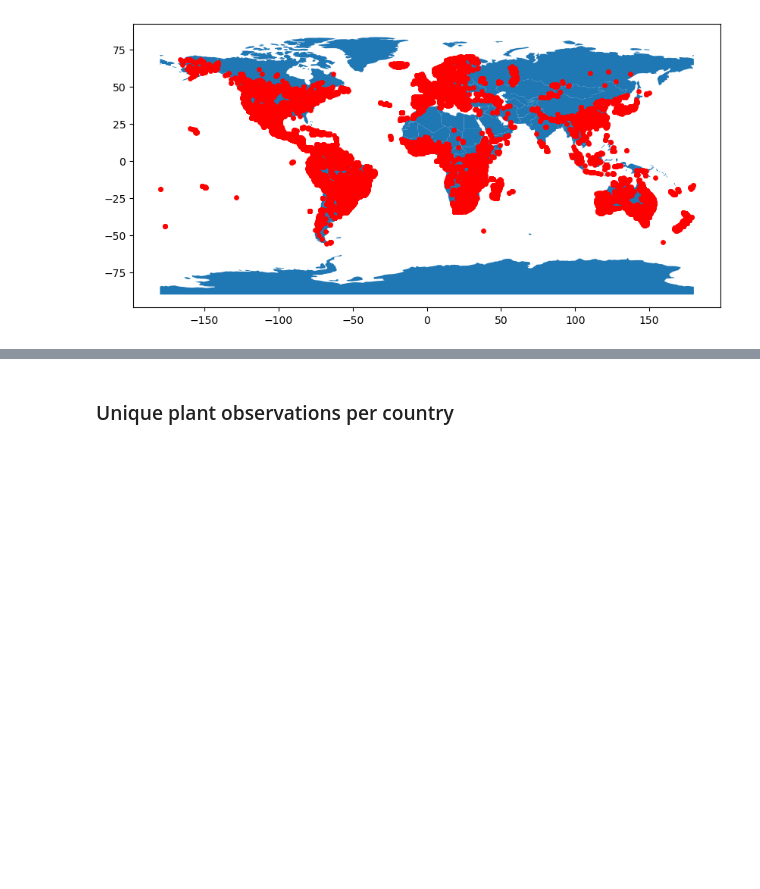
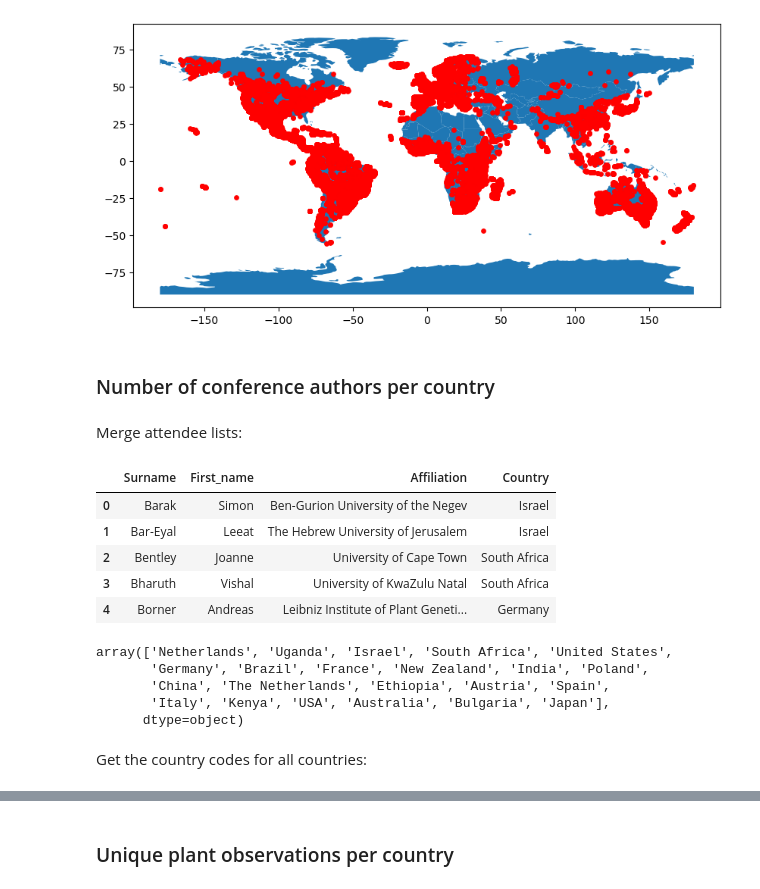
Before and after one commit to serenalotreck/desiccation-network, a Jupyter notebook: notebooks/plant_and_author_distributions.ipynb, the cells around one changed output, grey strips where cells are left out. Saved outputs shown, nothing was run; the diff lists cells and outputs as text; code cells hidden in the pictures; blank space fills up the shorter version.

Commit message:
Draft more code for plant distribution plots

```diff
--- a/notebooks/plant_and_author_distributions.ipynb
+++ b/notebooks/plant_and_author_distributions.ipynb
@@ -16,6 +23,11 @@ from collections import defaultdict
 # %%
 attendees_2016 = pd.read_csv('../data/conference_data/attendees_2016.csv')
 attendees_2024 = pd.read_csv('../data/conference_data/attendees_2024.csv')
+# %%
+for col in attendees_2016.columns:
+    attendees_2016[col] = attendees_2016[col].str.strip()
+for col in attendees_2024.columns:
+    attendees_2024[col] = attendees_2024[col].str.strip()
 # %%
 spec_occ = pd.read_csv('../data/conference_data/species_occ.csv', encoding_errors='replace')
 spec_occ.head()
@@ -56,3 +68,17 @@ gdf.plot(ax=world.plot(figsize=(10, 6)), marker='o', color='red', markersize=15)
 # %% [output]
 ERROR 1: PROJ: proj_create_from_database: Open of /mnt/home/lotrecks/anaconda3/envs/graphs/share/proj failed
 [figure]
+# %% [markdown]
+### Number of conference authors per country
+# %% [markdown]
+Merge attendee lists:
+# %%
+attendees = attendees_2016.merge(attendees_2024, on=['Surname', 'First_name', 'Affiliation', 'Country'], how='outer', suffixes=('_2016', '_2024')).drop_duplicates(ignore_index=True)
+attendees.head()
+# %% [output]
+|  | Surname | First_name | Affiliation | Country |
+| 0 | Barak | Simon | Ben-Gurion University of the Negev | Israel |
+| 1 | Bar-Eyal | Leeat | The Hebrew University of Jerusalem | Israel |
+| 2 | Bentley | Joanne | University of Cape Town | South Africa |
+| 3 | Bharuth | Vishal | University of KwaZulu Natal | South Africa |
+| 4 | Borner | Andreas | Leibniz Institute of Plant Geneti... | Germany |
@@ -58,0 +87,8 @@ ERROR 1: PROJ: proj_create_from_database: Open of /mnt/home/lotrecks/anaconda3/e
+# %%
+unique_attendees.Country.unique()
+# %% [output]
+array(['Netherlands', 'Uganda', 'Israel', 'South Africa', 'United States',
+       'Germany', 'Brazil', 'France', 'New Zealand', 'India', 'Poland',
+       'China', 'The Netherlands', 'Ethiopia', 'Austria', 'Spain',
+       'Italy', 'Kenya', 'USA', 'Australia', 'Bulgaria', 'Japan'],
+      dtype=object)
@@ -58,0 +97,2 @@ ERROR 1: PROJ: proj_create_from_database: Open of /mnt/home/lotrecks/anaconda3/e
+# %% [markdown]
+Get the country codes for all countries:
```
Also changed, not shown: parts of 22 cells of this notebook.
